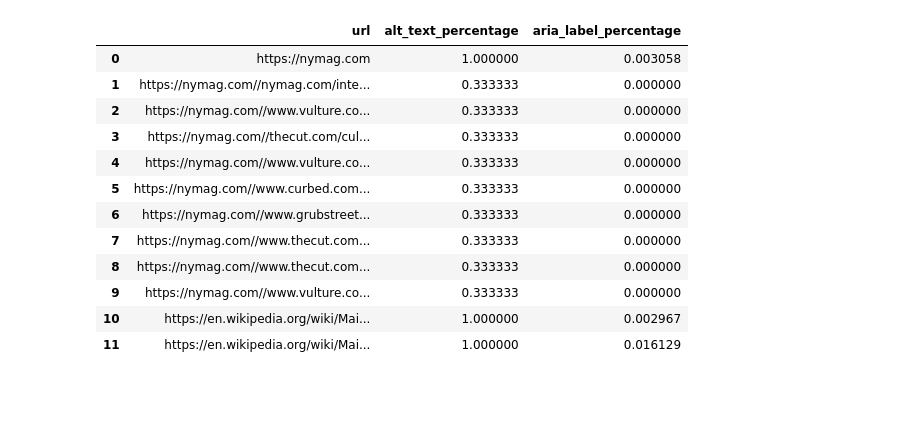
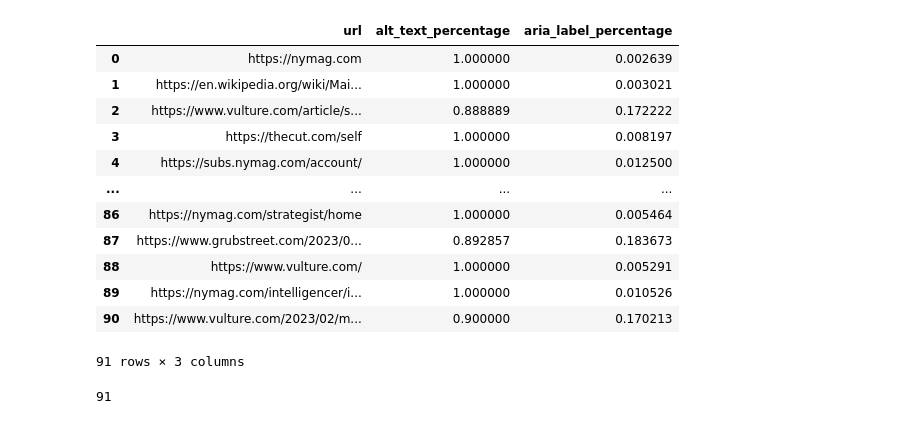
Before and after one commit to The5thAxiom/web-accessibility, a Jupyter notebook: crawler.ipynb, the cells around one changed output. Cells and saved outputs as stored; diff of their text form; code cells hidden in the pictures; blank space fills up the shorter version.

Commit message:
added plotting, crawler improvements and concurrent crawler

```diff
--- a/crawler.ipynb
+++ b/crawler.ipynb
@@ -5,41 +8,3 @@ from queue import Queue
 from requests import get
 
 from bs4 import BeautifulSoup
-# %%
-class Crawler:
-    def __init__(self, seed_url: str):
-        self.q = Queue()
-        self.q.put(seed_url)
-        self.visited_urls = set()
-        self.error_urls = set()
-        self.visited_pages = {}
-        self.seed_url = seed_url
-
-    def crawl(self, num_pages: int|None=50):
-        num_crawled = 0
-        while not self.q.empty() and num_crawled < num_pages:
-            url = self.q.get()
-            try:
-                resp = get(url).content
-                self.visited_urls.add(url)
-                page = BeautifulSoup(resp, "html.parser")
-                self.visited_pages[url] = page
-                print(f"visited: {url}")
-
-                # adding links to the queue
-                links = {a['href'] for a in page.find_all('a')}
-                for link in links:
-                    if not link.startswith('http') and not link.startswith('#'):
-                        link = f'{url}{link}'
-                        if link not in self.visited_urls:
-                            self.q.put(link)
-                num_crawled += 1
-            except:
-                self.error_urls.add(url)
-                continue
-
-    def reset_seed(self, url: str|None):
-        self.q = Queue()
-        if url is not None:
-            self.seed_url = url
-            self.q.put(url)
@@ -75,0 +114,3 @@ def aria_label_links_percentage(bso) -> float:
+# %%
+c1 = Crawler(seed_urls=['https://nymag.com', 'https://en.wikipedia.org/wiki/Main_Page'])
+c1.crawl(100)
@@ -76,22 +156,26 @@ def aria_label_links_percentage(bso) -> float:
 # %%
 results = pd.DataFrame()
-for i, (url, page) in enumerate(c.visited_pages.items()):
+for i, (url, page) in enumerate(c1.visited_pages.items()):
     results.loc[i, 'url'] = url
     results.loc[i, 'alt_text_percentage'] = alt_tag_percentage(page)
     results.loc[i, 'aria_label_percentage'] = aria_label_links_percentage(page)
 results
 # %% [output]
 |  | url | alt_text_percentage | aria_label_percentage |
-| 0 | https://nymag.com | 1.000000 | 0.003058 |
-| 1 | https://nymag.com//nymag.com/inte... | 0.333333 | 0.000000 |
-| 2 | https://nymag.com//www.vulture.co... | 0.333333 | 0.000000 |
-| 3 | https://nymag.com//thecut.com/cul... | 0.333333 | 0.000000 |
-| 4 | https://nymag.com//www.vulture.co... | 0.333333 | 0.000000 |
-| 5 | https://nymag.com//www.curbed.com... | 0.333333 | 0.000000 |
-| 6 | https://nymag.com//www.grubstreet... | 0.333333 | 0.000000 |
-| 7 | https://nymag.com//www.thecut.com... | 0.333333 | 0.000000 |
-| 8 | https://nymag.com//www.thecut.com... | 0.333333 | 0.000000 |
-| 9 | https://nymag.com//www.vulture.co... | 0.333333 | 0.000000 |
-| 10 | https://en.wikipedia.org/wiki/Mai... | 1.000000 | 0.002967 |
-| 11 | https://en.wikipedia.org/wiki/Mai... | 1.000000 | 0.016129 |
+| 0 | https://nymag.com | 1.000000 | 0.002639 |
+| 1 | https://en.wikipedia.org/wiki/Mai... | 1.000000 | 0.003021 |
+| 2 | https://www.vulture.com/article/s... | 0.888889 | 0.172222 |
+| 3 | https://thecut.com/self | 1.000000 | 0.008197 |
+| 4 | https://subs.nymag.com/account/ | 1.000000 | 0.012500 |
+| ... | ... | ... | ... |
+| 86 | https://nymag.com/strategist/home | 1.000000 | 0.005464 |
+| 87 | https://www.grubstreet.com/2023/0... | 0.892857 | 0.183673 |
+| 88 | https://www.vulture.com/ | 1.000000 | 0.005291 |
+| 89 | https://nymag.com/intelligencer/i... | 1.000000 | 0.010526 |
+| 90 | https://www.vulture.com/2023/02/m... | 0.900000 | 0.170213 |
+91 rows × 3 columns
+# %%
+len(results)
+# %% [output]
+91
 # %%
```
Also changed, not shown: parts of 14 cells of this notebook, 2 other files.
